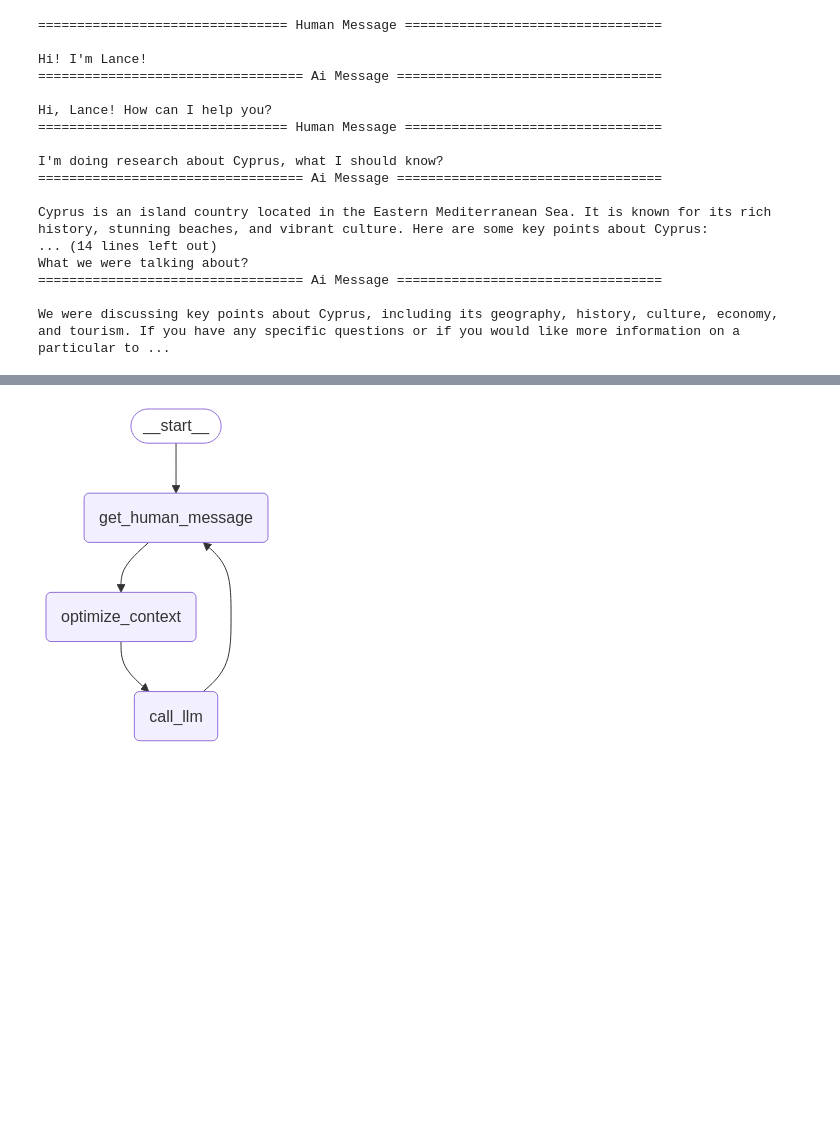
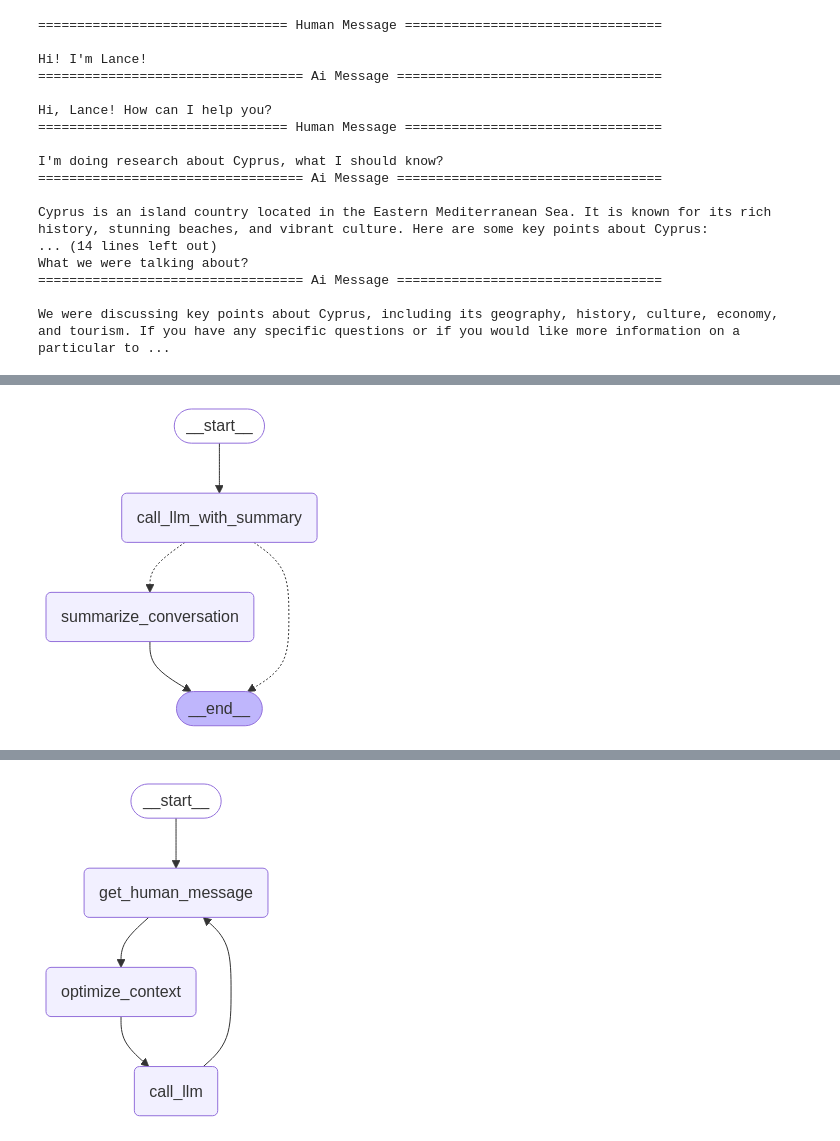
Before and after one commit to SlinkoIgor/Agents101, a Jupyter notebook: module_2/1-trim-filter-summarize-messages.ipynb, the cells around one changed output, grey strips where cells are left out. Drawn from its saved outputs; the diff is of its cells as text; code cells hidden in the pictures; blank space fills up the shorter version.

```diff
--- a/module_2/1-trim-filter-messages.ipynb
+++ b/module_2/1-trim-filter-summarize-messages.ipynb
@@ -413,0 +435,17 @@ We were discussing key points about Cyprus, including its geography, history, cu
+# %%
+from langchain_core.messages import SystemMessage
+
+def call_llm_with_summary(state: State):
+    messages = []
+    # Get summary if it exists
+    summary = state.get("summary", "")
+    # If there is summary, then we add it
+    if summary:
+        # Add summary to system message
+        system_message = f"Summary of conversation earlier: {summary}"
+        # Append summary to any newer messages
+        messages += [SystemMessage(content=system_message)]
+    messages += state["messages"]
+    response = llm.invoke(messages)
+
+    return {"messages": response}
@@ -413,0 +475,30 @@ We were discussing key points about Cyprus, including its geography, history, cu
+# %%
+# Determine whether to end or summarize the conversation
+def should_summarize(state: State):
+    messages = state["messages"]
+
+    # If there are more than 4 messages, then we summarize all but the 2 most recent messages
+    if len(messages) > 4:
+        return "summarize_conversation"
+
+    # Otherwise we can just end
+    return END
+# %%
+from IPython.display import Image, display
+from langgraph.checkpoint.memory import MemorySaver
+from langgraph.graph import StateGraph, START
+
+# Define a new graph
+workflow = StateGraph(State)
+workflow.add_node("call_llm_with_summary", call_llm_with_summary)
+workflow.add_node(summarize_conversation)
+
+# Set the entrypoint as conversation
+workflow.add_edge(START, "call_llm_with_summary")
+workflow.add_conditional_edges("call_llm_with_summary", should_summarize)
+workflow.add_edge("summarize_conversation", END)
+
+graph_with_summary_messages = workflow.compile()
+display(Image(graph_with_summary_messages.get_graph().draw_mermaid_png()))
+# %% [output]
+[figure, added]
```
Also changed, not shown: parts of 15 cells of this notebook.
